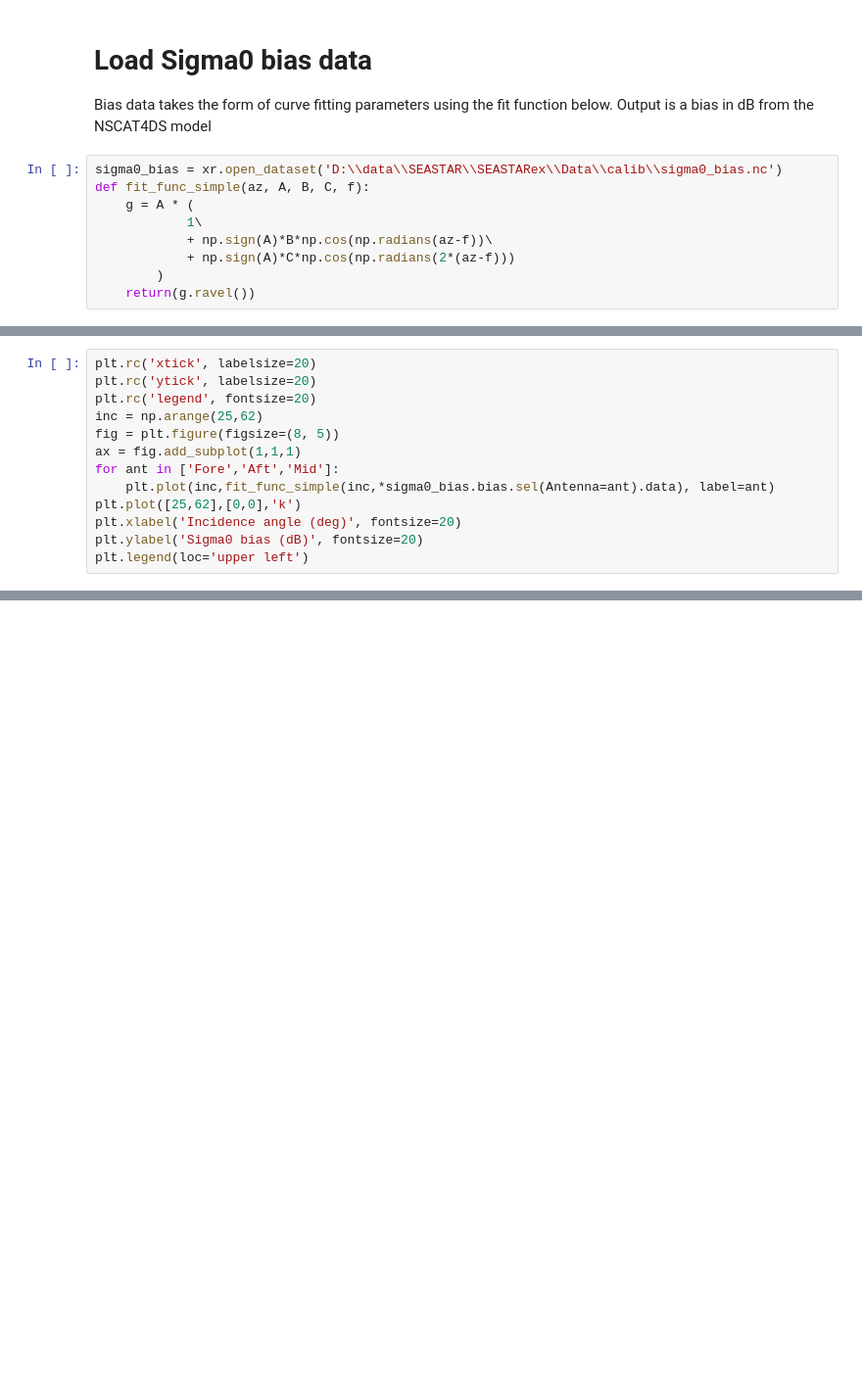
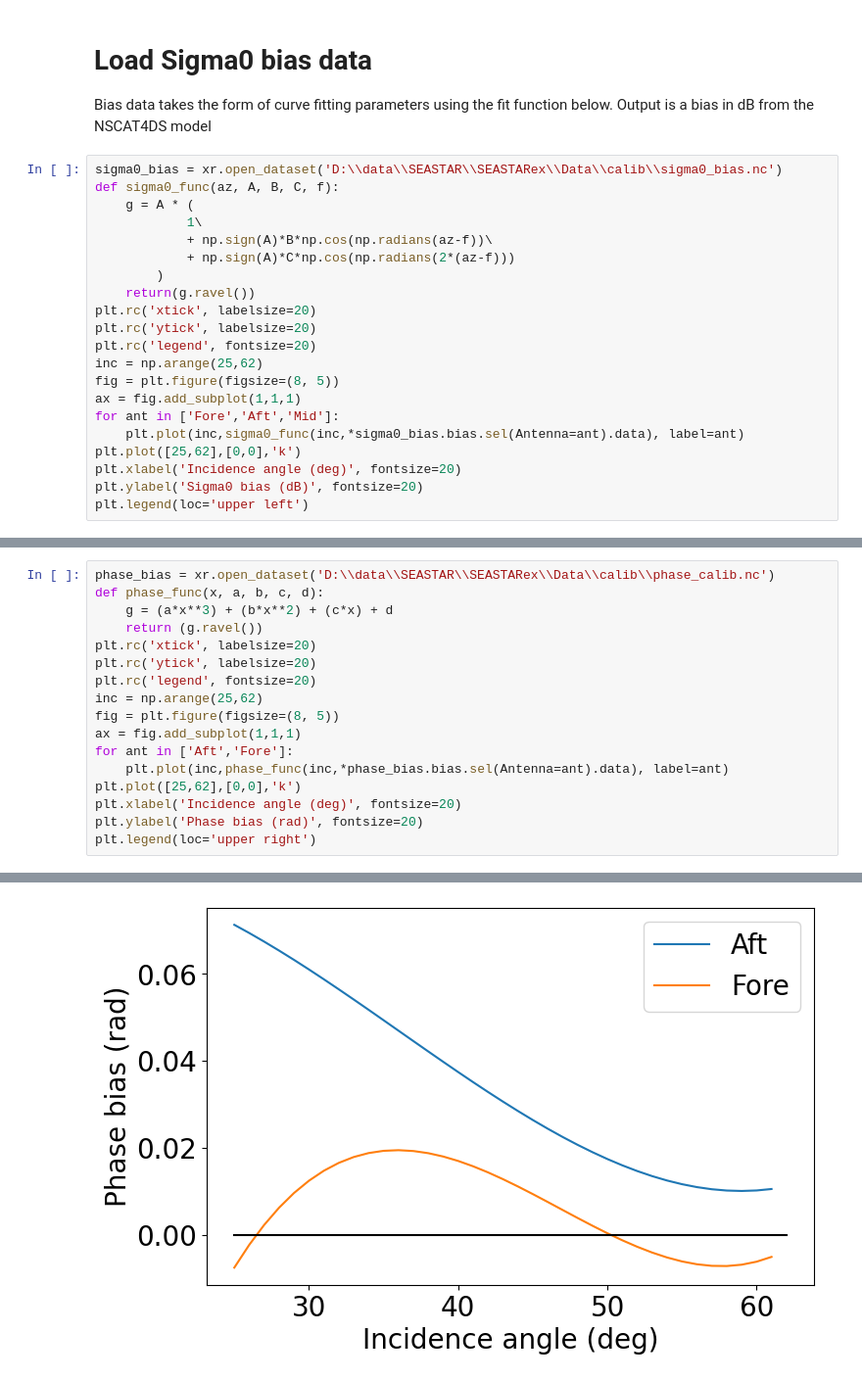
Before and after one commit to ACHMartin/seastar_project, a Jupyter notebook: L1c processing.ipynb, the cells around one changed output, grey strips where cells are left out. Shown at 98% size. Cells and saved outputs as stored; diff of their text form; blank space fills up the shorter version.

```diff
--- a/L1c processing.ipynb
+++ b/L1c processing.ipynb
@@ -78,10 +79,22 @@ Bias data takes the form of curve fitting parameters using the fit function belo
 from the NSCAT4DS model
 # %%
 sigma0_bias = xr.open_dataset('D:\\data\\SEASTAR\\SEASTARex\\Data\\calib\\sigma0_bias.nc')
-def fit_func_simple(az, A, B, C, f):
+def sigma0_func(az, A, B, C, f):
     g = A * (
             1\
             + np.sign(A)*B*np.cos(np.radians(az-f))\
             + np.sign(A)*C*np.cos(np.radians(2*(az-f)))
         )
     return(g.ravel())
+plt.rc('xtick', labelsize=20)
+plt.rc('ytick', labelsize=20)
+plt.rc('legend', fontsize=20)
+inc = np.arange(25,62)
+fig = plt.figure(figsize=(8, 5))
+ax = fig.add_subplot(1,1,1)
+for ant in ['Fore','Aft','Mid']:
+    plt.plot(inc,sigma0_func(inc,*sigma0_bias.bias.sel(Antenna=ant).data), label=ant)
+plt.plot([25,62],[0,0],'k')
+plt.xlabel('Incidence angle (deg)', fontsize=20)
+plt.ylabel('Sigma0 bias (dB)', fontsize=20)
+plt.legend(loc='upper left')
@@ -90,13 +103,0 @@ def fit_func_simple(az, A, B, C, f):
-# %%
-plt.rc('xtick', labelsize=20)
-plt.rc('ytick', labelsize=20)
-plt.rc('legend', fontsize=20)
-inc = np.arange(25,62)
-fig = plt.figure(figsize=(8, 5))
-ax = fig.add_subplot(1,1,1)
-for ant in ['Fore','Aft','Mid']:
-    plt.plot(inc,fit_func_simple(inc,*sigma0_bias.bias.sel(Antenna=ant).data), label=ant)
-plt.plot([25,62],[0,0],'k')
-plt.xlabel('Incidence angle (deg)', fontsize=20)
-plt.ylabel('Sigma0 bias (dB)', fontsize=20)
-plt.legend(loc='upper left')
@@ -105,0 +108,18 @@ plt.legend(loc='upper left')
+# %%
+phase_bias = xr.open_dataset('D:\\data\\SEASTAR\\SEASTARex\\Data\\calib\\phase_calib.nc')
+def phase_func(x, a, b, c, d):
+    g = (a*x**3) + (b*x**2) + (c*x) + d
+    return (g.ravel())
+plt.rc('xtick', labelsize=20)
+plt.rc('ytick', labelsize=20)
+plt.rc('legend', fontsize=20)
+inc = np.arange(25,62)
+fig = plt.figure(figsize=(8, 5))
+ax = fig.add_subplot(1,1,1)
+for ant in ['Aft','Fore']:
+    plt.plot(inc,phase_func(inc,*phase_bias.bias.sel(Antenna=ant).data), label=ant)
+plt.plot([25,62],[0,0],'k')
+plt.xlabel('Incidence angle (deg)', fontsize=20)
+plt.ylabel('Phase bias (rad)', fontsize=20)
+plt.legend(loc='upper right')
+# %% [output]
@@ -106 +127,2 @@ plt.legend(loc='upper left')
+[figure, added]
 # %%
```
Also changed, not shown: parts of 7 cells of this notebook, 1 other file.
